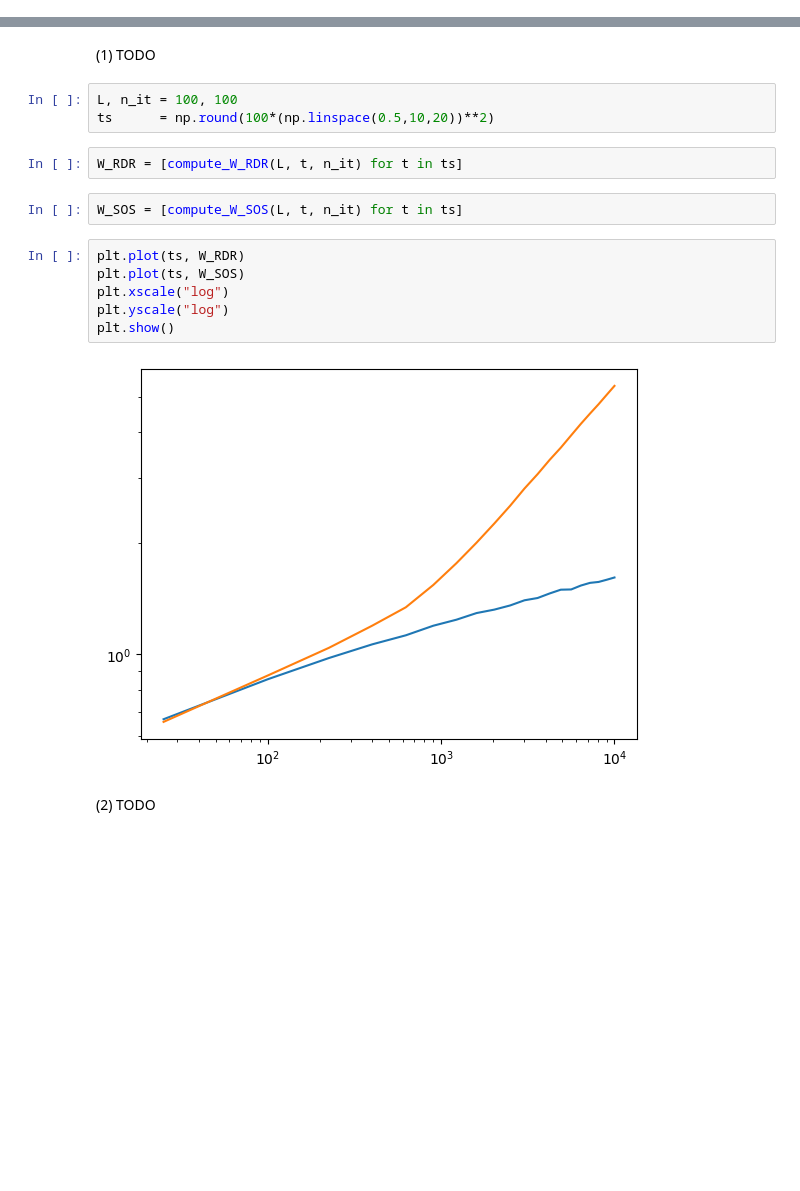
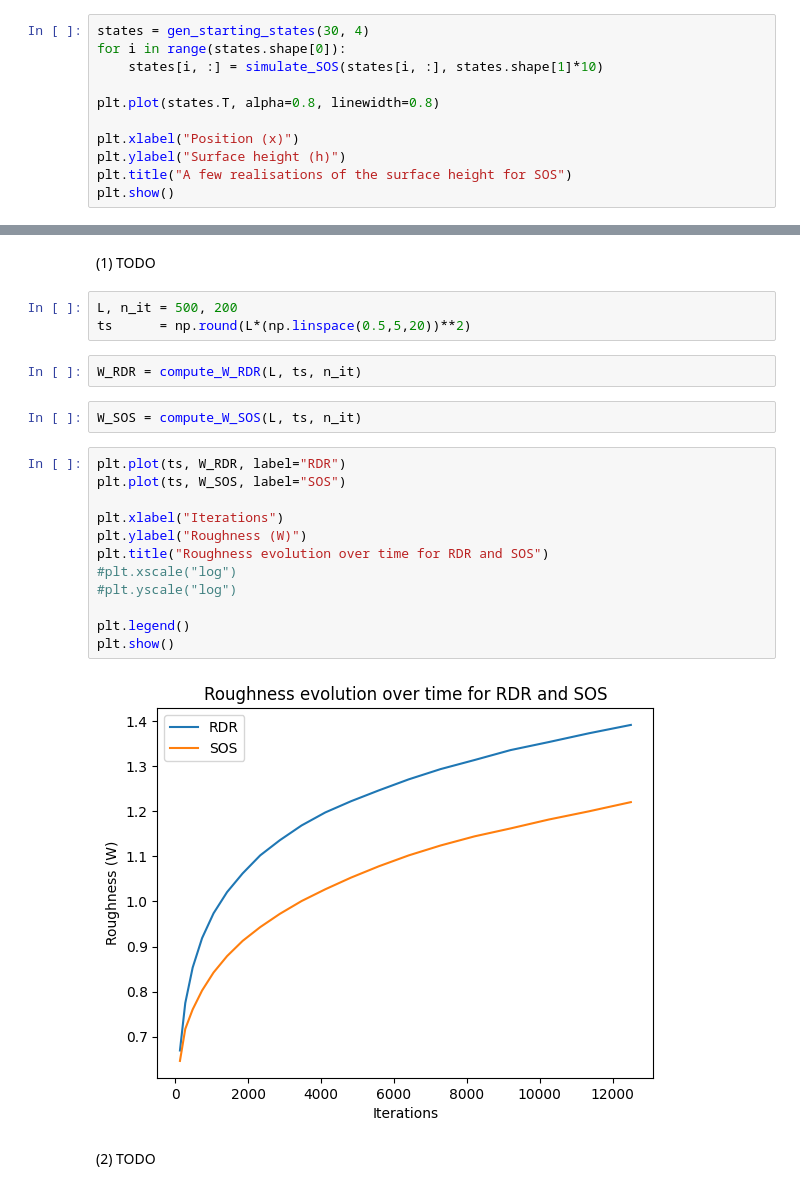
Before and after one commit to jolatechno/cours-ENS, a Jupyter notebook: cours/M2/S4/out_of_equilibrium/project/Joseph_Touzet_out_of_equilibrium.ipynb, the cells around one changed output, grey strips where cells are left out. Cells and saved outputs as stored; diff of their text form; blank space fills up the shorter version.

```diff
--- a/cours/M2/S4/out_of_equilibrium/project/Joseph_Touzet_out_of_equilibrium.ipynb
+++ b/cours/M2/S4/out_of_equilibrium/project/Joseph_Touzet_out_of_equilibrium.ipynb
@@ -52,3 +68,14 @@ def simulate_SOS(L, t):
     for i in range(int(t)):
         h = step_SOS(h)
     return h
+# %%
+states = gen_starting_states(30, 4)
+for i in range(states.shape[0]):
+    states[i, :] = simulate_SOS(states[i, :], states.shape[1]*10)
+
+plt.plot(states.T, alpha=0.8, linewidth=0.8)
+
+plt.xlabel("Position (x)")
+plt.ylabel("Surface height (h)")
+plt.title("A few realisations of the surface height for SOS")
+plt.show()
@@ -77,19 +149,25 @@ def compute_W_SOS(L, T, n_it):
 # %% [markdown]
 (1) TODO
 # %%
-L, n_it = 100, 100
-ts      = np.round(100*(np.linspace(0.5,10,20))**2)
+L, n_it = 500, 200
+ts      = np.round(L*(np.linspace(0.5,5,20))**2)
 # %%
-W_RDR = [compute_W_RDR(L, t, n_it) for t in ts]
+W_RDR = compute_W_RDR(L, ts, n_it)
 # %%
-W_SOS = [compute_W_SOS(L, t, n_it) for t in ts]
+W_SOS = compute_W_SOS(L, ts, n_it)
 # %%
-plt.plot(ts, W_RDR)
-plt.plot(ts, W_SOS)
-plt.xscale("log")
-plt.yscale("log")
+plt.plot(ts, W_RDR, label="RDR")
+plt.plot(ts, W_SOS, label="SOS")
+
+plt.xlabel("Iterations")
+plt.ylabel("Roughness (W)")
+plt.title("Roughness evolution over time for RDR and SOS")
+#plt.xscale("log")
+#plt.yscale("log")
+
+plt.legend()
 plt.show()
 # %% [output]
-[figure, old version]
+[figure, new version]
 # %% [markdown]
 (2) TODO
```
Also changed, not shown: parts of 20 cells of this notebook.
